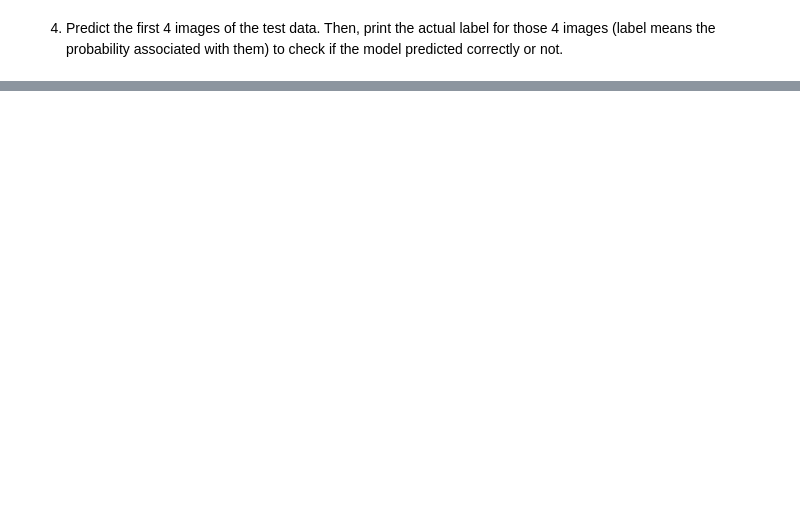
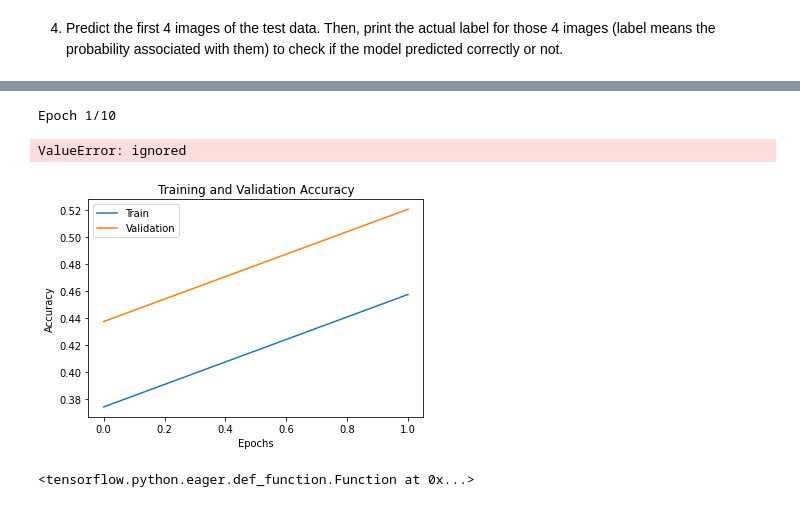
Before and after one commit to JavkhlanEnkhjin/ICP, a Jupyter notebook: ICP10/ICP10.ipynb, the cells around one changed output, grey strips where cells are left out. Saved outputs shown, nothing was run; the diff lists cells and outputs as text; code cells hidden in the pictures; blank space fills up the shorter version.

```diff
--- a/ICP10/ICP10.ipynb
+++ b/ICP10/ICP10.ipynb
@@ -216,0 +271,4 @@ Actual:  [1. 0. 0. 0. 0. 0. 0. 0. 0. 0.] Predicted:  [0.40476188 0.04014257 0.10
+# %%
+from keras.models import load_model
+
+model = load_model('modelMC.h5')
@@ -216,0 +313,21 @@ Actual:  [1. 0. 0. 0. 0. 0. 0. 0. 0. 0.] Predicted:  [0.40476188 0.04014257 0.10
+# %%
+from tensorflow.keras.optimizers import RMSprop
+model.compile(loss='binary_crossentropy',optimizer=RMSprop(lr=0.001),metrics='accuracy')#compiling the model
+# %%
+mCheck = ModelCheckpoint(os.getcwd()+'/n_model.h5', monitor='val_loss',
+                     mode='min', verbose=1, save_best_only=True)
+# %%
+history=model.fit(trainGeneratorBuild,epochs=10,validation_data=validGeneratorBuild,batch_size=32,callbacks=mCheck)#fitting the model
+# %% [output]
+Epoch 1/10
+ValueError: ignored
+# %%
+plt.plot(history.history['accuracy'])
+plt.plot(history.history['val_accuracy'])
+plt.title('Training and Validation Accuracy')
+plt.xlabel('Epochs')
+plt.ylabel('Accuracy')
+plt.legend(['Train','Validation'])
+plt.show()
+# %% [output]
+[figure, added]
@@ -216,0 +336,4 @@ Actual:  [1. 0. 0. 0. 0. 0. 0. 0. 0. 0.] Predicted:  [0.40476188 0.04014257 0.10
+# %%
+n_model.make_predict_function() #activating the prediction
+# %% [output]
+<tensorflow.python.eager.def_function.Function at 0x...>
```
Also changed, not shown: parts of 19 cells of this notebook.
